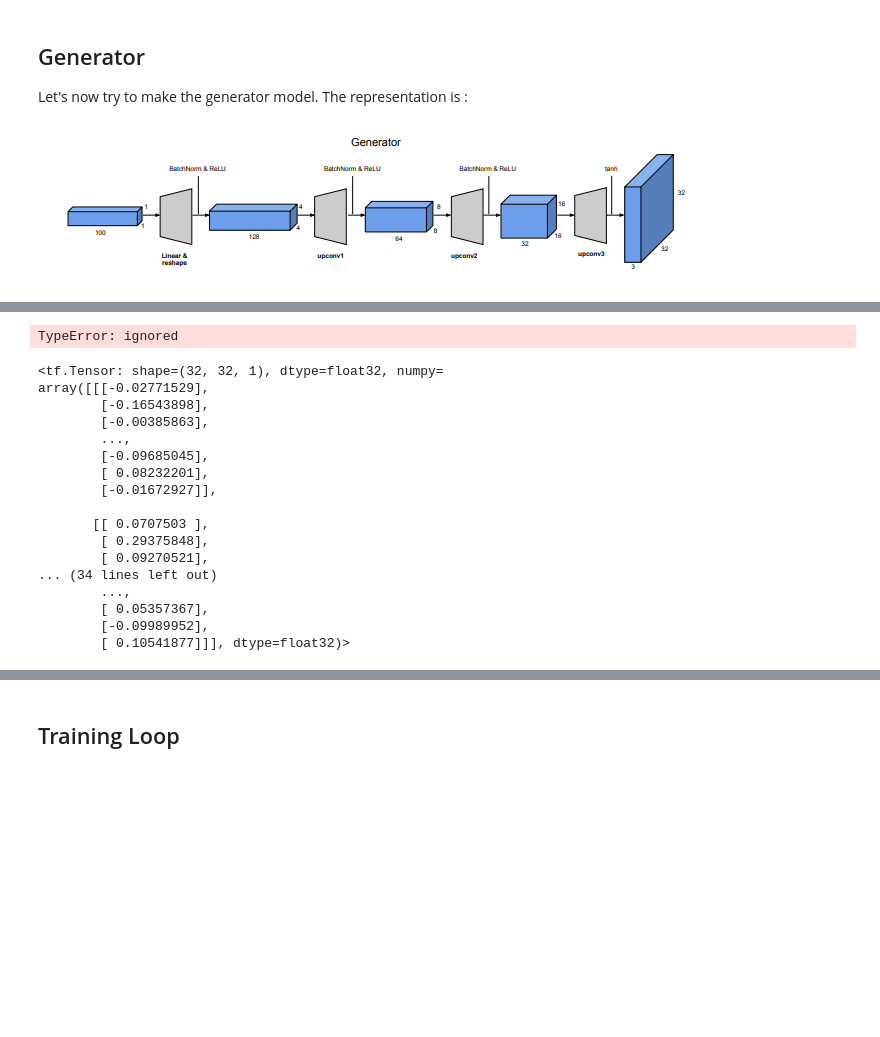
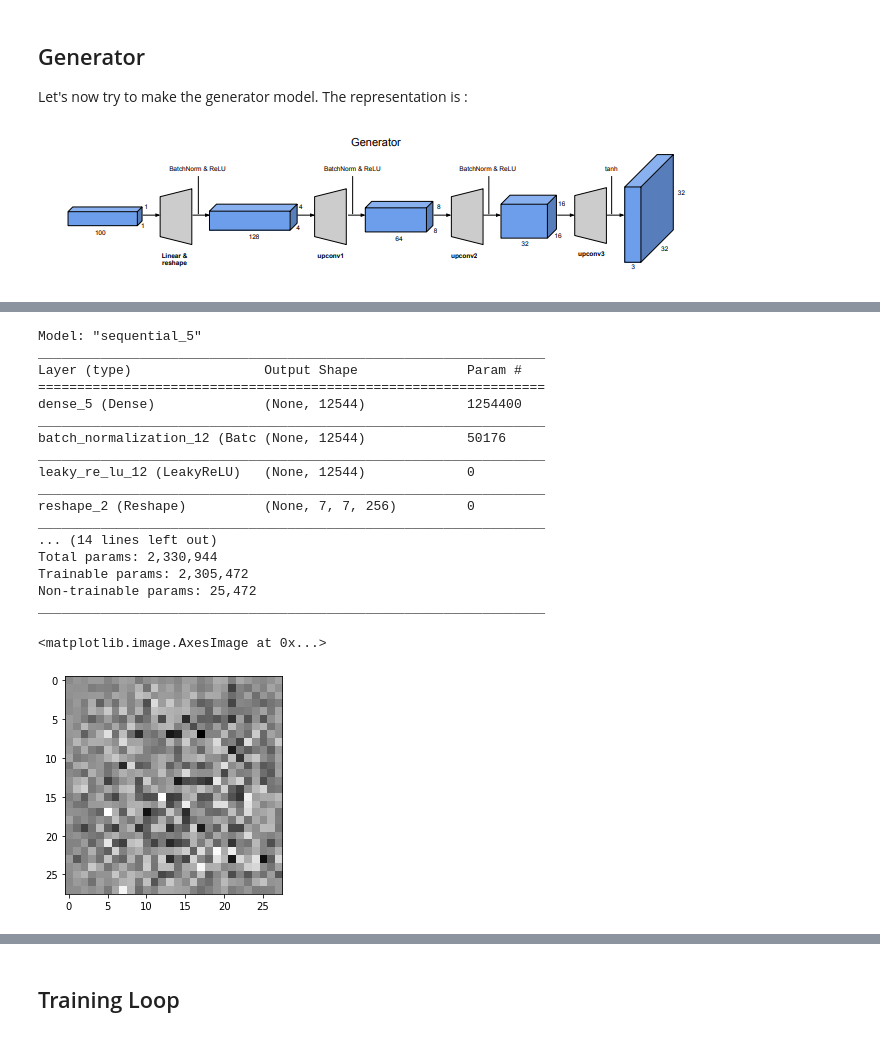
Before and after one commit to melchior-prugniaud/DL-DCGAN-CYCLEGAN, a Jupyter notebook: Cycle_GAN_Implementation.ipynb, the cells around one changed output, grey strips where cells are left out. Drawn from its saved outputs; the diff is of its cells as text; code cells hidden in the pictures; blank space fills up the shorter version.

```diff
--- a/Cycle_GAN_Implementation.ipynb
+++ b/Cycle_GAN_Implementation.ipynb
@@ -241,0 +217,18 @@ plt.imshow(generate_image[0, :, :, 0], cmap='gray')
+# %%
+def gen_model():
+    init = RandomNormal(stddev=0.02) #as used in the article of CycleGan
+    model = tf.keras.Sequential()
+    model.add(layers.Dense(7*7*256, use_bias=False, input_shape=(100,),kernel_initializer=init))
+    model.add(layers.BatchNormalization())
+    model.add(layers.LeakyReLU())
+    model.add(layers.Reshape((7, 7, 256)))
+    model.add(layers.Conv2DTranspose(128, (5, 5), strides=(1, 1), padding='same', use_bias=False,kernel_initializer=init))
+    model.add(layers.BatchNormalization())
+    model.add(layers.LeakyReLU())
+    model.add(layers.Conv2DTranspose(64, (5, 5), strides=(2, 2), padding='same', use_bias=False,kernel_initializer=init))
+    model.add(layers.BatchNormalization())
+    model.add(layers.LeakyReLU())
+    model.add(layers.Conv2DTranspose(1, (5, 5), strides=(2, 2), padding='same', use_bias=False,kernel_initializer=init,activation='tanh'))
+    model.summary()
+    return model
+gen_model()
@@ -242,28 +254,26 @@ plt.imshow(generate_image[0, :, :, 0], cmap='gray')
 # %%
-gen = generator()
+gen = gen_model()
 noise = tf.random.normal([1, 100])
-generated_image = gen(noise, training=False)
-
+gen.training=False
+generated_image = gen(noise)
 plt.imshow(generated_image[0, :, :, 0], cmap='gray')
 # %% [output]
-TypeError: ignored
+Model: "sequential_5"
+_________________________________________________________________
+Layer (type)                 Output Shape              Param #
+=================================================================
+dense_5 (Dense)              (None, 12544)             1254400
+_________________________________________________________________
+batch_normalization_12 (Batc (None, 12544)             50176
+_________________________________________________________________
+leaky_re_lu_12 (LeakyReLU)   (None, 12544)             0
+_________________________________________________________________
+reshape_2 (Reshape)          (None, 7, 7, 256)         0
+_________________________________________________________________
+... (14 lines left out)
+Total params: 2,330,944
+Trainable params: 2,305,472
+Non-trainable params: 25,472
+_________________________________________________________________
+<matplotlib.image.AxesImage at 0x...>
+[figure, added]
-# %%
-tf.convert_to_tensor(generate_image.reshape((32,32,1)))
-# %% [output]
-<tf.Tensor: shape=(32, 32, 1), dtype=float32, numpy=
-array([[[-0.02771529],
-        [-0.16543898],
-        [-0.00385863],
-        ...,
-        [-0.09685045],
-        [ 0.08232201],
-        [-0.01672927]],
-
-       [[ 0.0707503 ],
-        [ 0.29375848],
-        [ 0.09270521],
-... (34 lines left out)
-        ...,
-        [ 0.05357367],
-        [-0.09989952],
-        [ 0.10541877]]], dtype=float32)>
```
Also changed, not shown: parts of 21 cells of this notebook.
